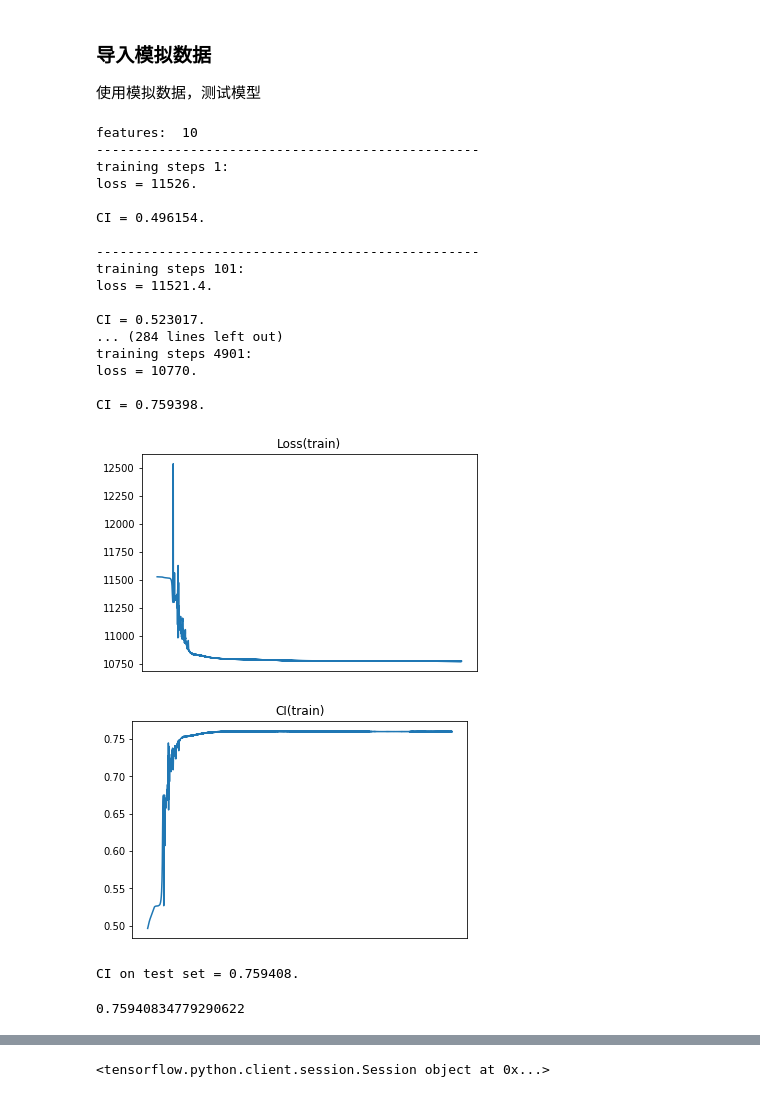
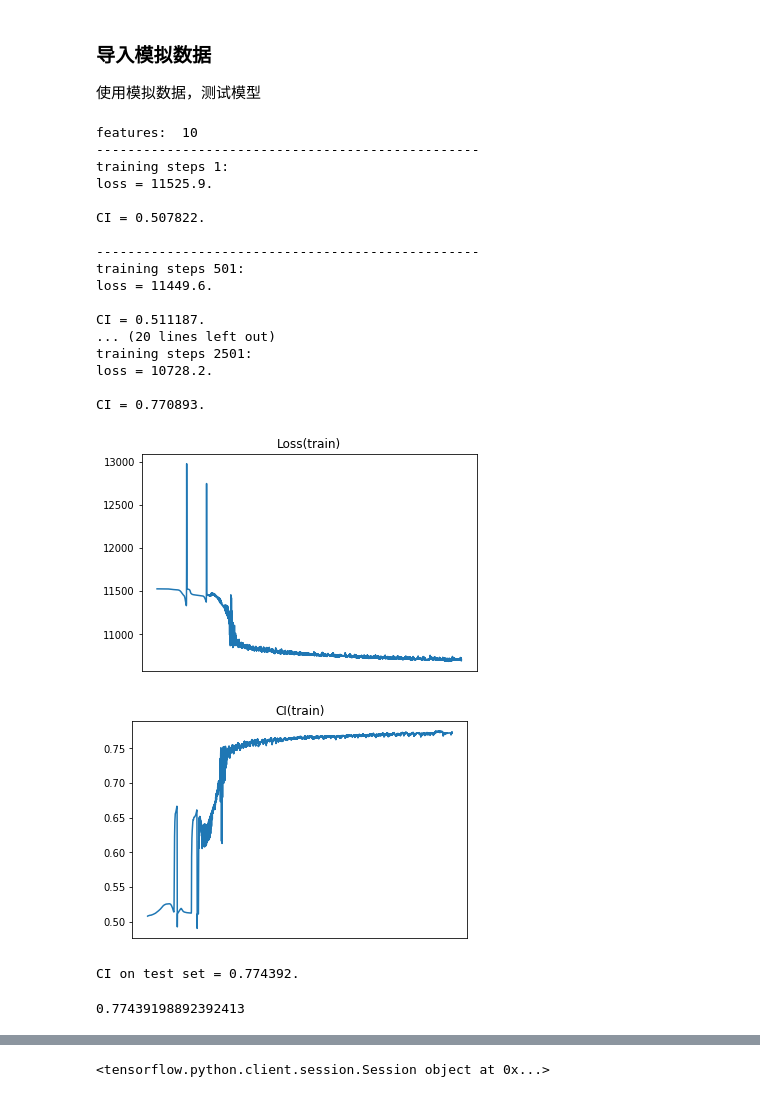
Before and after one commit to LiuHuiSigma/TFDeepSurv, a Jupyter notebook: notebook/exp_deepsurv.ipynb, the cells around one changed output, grey strips where cells are left out. Drawn from its saved outputs; the diff is of its cells as text; code cells hidden in the pictures.

```diff
--- a/notebook/exp_deepsurv.ipynb
+++ b/notebook/exp_deepsurv.ipynb
@@ -24,37 +24,37 @@ data['t'] = data['t'] [sort_idx]
 # %%
 n_features = data['x'].shape[1]
 print("features: ", n_features)
-model = LDS.LDeepSurv(n_features, [6,3], 1,
-                      learning_rate=0.001, learning_rate_decay = 0.95,
+model = LDS.LDeepSurv(n_features, [8, 5, 3], 1,
+                      learning_rate=0.001,
                       activation='tanh',
                       L1_reg=0.01,
-                      optimizer='adam')
+                      optimizer='sgd')
 
 model.train(data['x'], {'e': data['e'], 't': data['t']},
-            num_epoch=5000, iteration=100,
+            num_epoch=3000, iteration=500,
             plot_train_loss=True, plot_train_CI=True)
 # %% [output]
 features:  10
 -------------------------------------------------
 training steps 1:
-loss = 11526.
+loss = 11525.9.
 
-CI = 0.496154.
+CI = 0.507822.
 
 -------------------------------------------------
-training steps 101:
-loss = 11521.4.
+training steps 501:
+loss = 11449.6.
 
-CI = 0.523017.
-... (284 lines left out)
-training steps 4901:
-loss = 10770.
+CI = 0.511187.
+... (20 lines left out)
+training steps 2501:
+loss = 10728.2.
 
-CI = 0.759398.
+CI = 0.770893.
-[figure, old version]
+[figure, new version]
-[figure, old version]
+[figure, new version]
 # %%
 model.eval(data['x'], {'e': data['e'], 't': data['t']})
 # %% [output]
-CI on test set = 0.759408.
+CI on test set = 0.774392.
-0.75940834779290622
+0.77439198892392413
```
Also changed, not shown: parts of 2 cells of this notebook, 1 other file.
